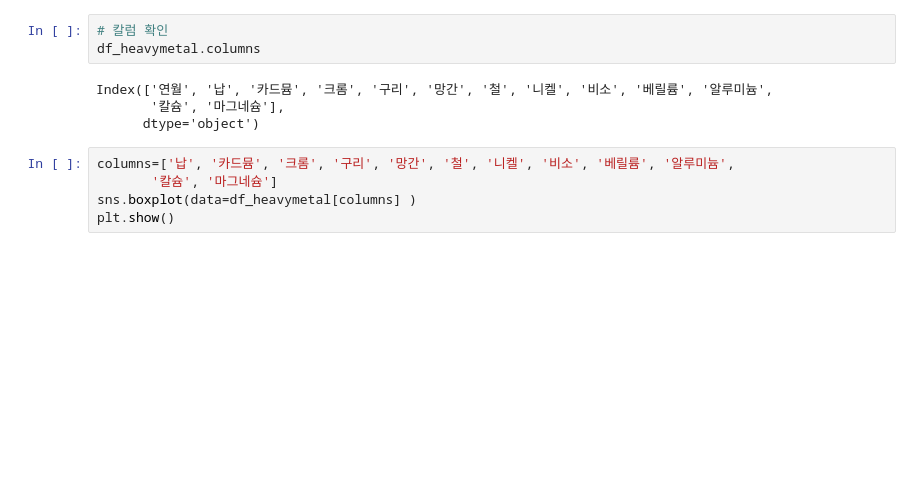
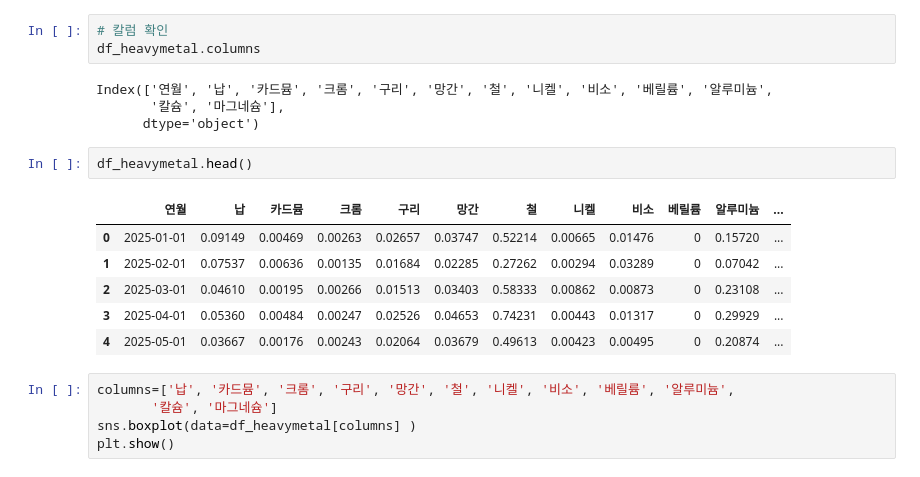
Before and after one commit to jobsiggang/2026_AI_Datascience, a Jupyter notebook: 2026kerisdata2~3.ipynb, the cells around one changed output. Drawn from its saved outputs; the diff is of its cells as text; blank space fills up the shorter version.

```diff
--- a/2026kerisdata2~3.ipynb
+++ b/2026kerisdata2~3.ipynb
@@ -208,6 +206,15 @@ df_heavymetal.columns
 Index(['연월', '납', '카드뮴', '크롬', '구리', '망간', '철', '니켈', '비소', '베릴륨', '알루미늄',
        '칼슘', '마그네슘'],
       dtype='object')
+# %%
+df_heavymetal.head()
+# %% [output]
+|  | 연월 | 납 | 카드뮴 | 크롬 | 구리 | 망간 | 철 | 니켈 | 비소 | 베릴륨 | 알루미늄 | ... |
+| 0 | 2025-01-01 | 0.09149 | 0.00469 | 0.00263 | 0.02657 | 0.03747 | 0.52214 | 0.00665 | 0.01476 | 0 | 0.15720 | ... |
+| 1 | 2025-02-01 | 0.07537 | 0.00636 | 0.00135 | 0.01684 | 0.02285 | 0.27262 | 0.00294 | 0.03289 | 0 | 0.07042 | ... |
+| 2 | 2025-03-01 | 0.04610 | 0.00195 | 0.00266 | 0.01513 | 0.03403 | 0.58333 | 0.00862 | 0.00873 | 0 | 0.23108 | ... |
+| 3 | 2025-04-01 | 0.05360 | 0.00484 | 0.00247 | 0.02526 | 0.04653 | 0.74231 | 0.00443 | 0.01317 | 0 | 0.29929 | ... |
+| 4 | 2025-05-01 | 0.03667 | 0.00176 | 0.00243 | 0.02064 | 0.03679 | 0.49613 | 0.00423 | 0.00495 | 0 | 0.20874 | ... |
 # %%
 columns=['납', '카드뮴', '크롬', '구리', '망간', '철', '니켈', '비소', '베릴륨', '알루미늄',
        '칼슘', '마그네슘']
```
Also changed, not shown: parts of 6 cells of this notebook.
